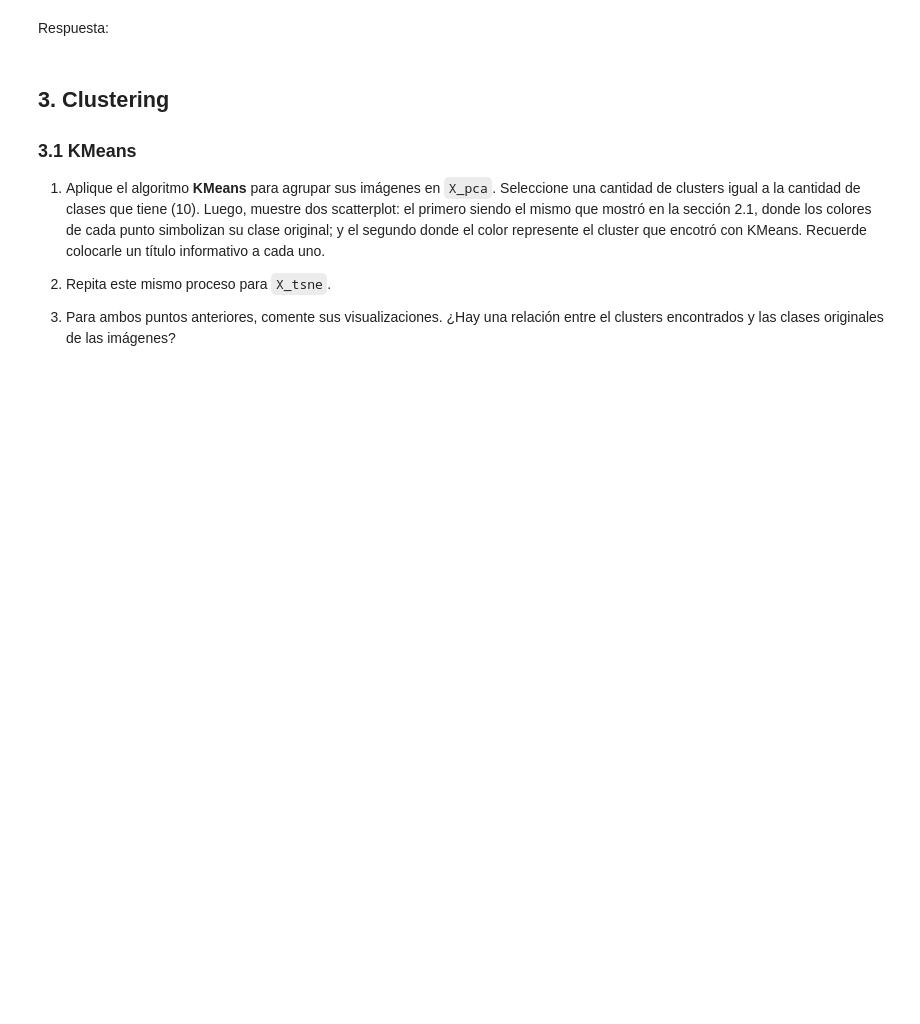
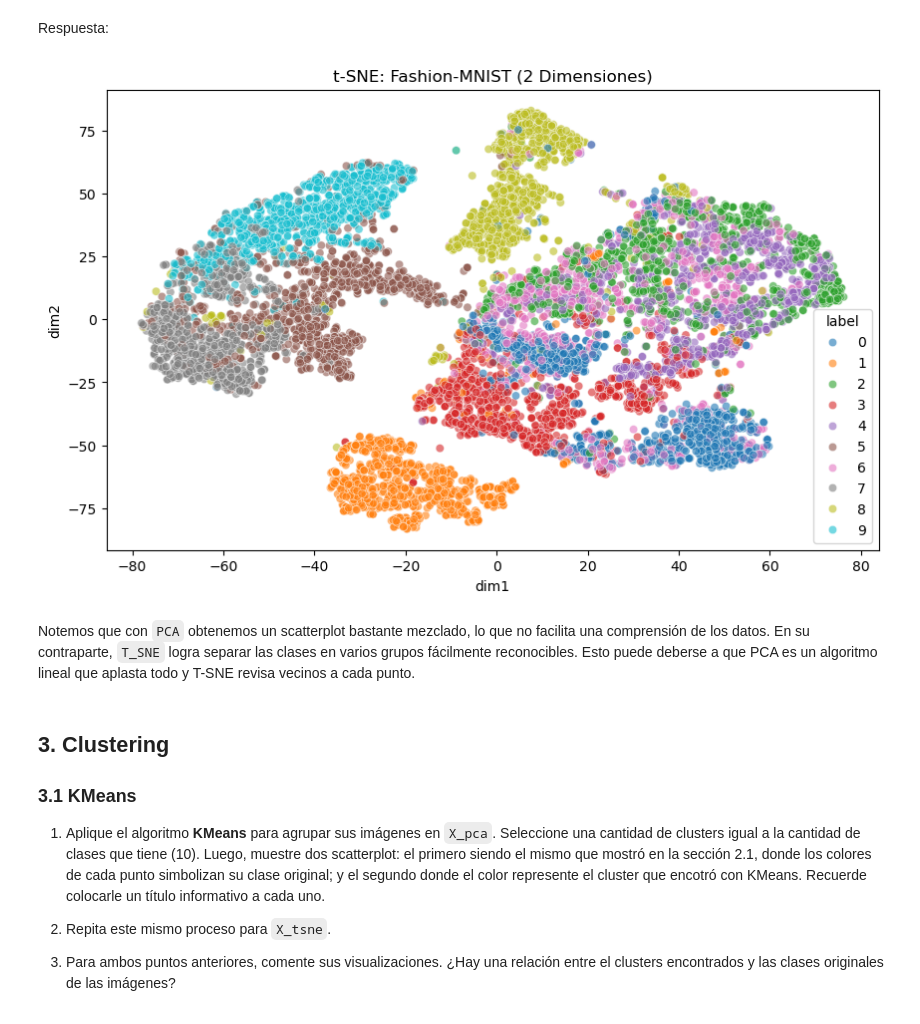
Before and after one commit to BenjaCidR/IMT2200-BENJAMIN-CID, a Jupyter notebook: Actividades/Actividad 12/data_2025/IMT2200 2025 - Actividad 12.ipynb, the cells around one changed output. Drawn from its saved outputs; the diff is of its cells as text; code cells hidden in the pictures; blank space fills up the shorter version.

```diff
--- a/Actividades/Actividad 12/data_2025/IMT2200 2025 - Actividad 12.ipynb
+++ b/Actividades/Actividad 12/data_2025/IMT2200 2025 - Actividad 12.ipynb
@@ -102,5 +154,21 @@ from sklearn.manifold import TSNE
 # %% [markdown]
 Respuesta:
+# %%
+#respuesta 2.2
+tsne = TSNE(n_components=2, random_state=42)
+X_tsne_array = tsne.fit_transform(X)
+
+X_tsne = pd.DataFrame(X_tsne_array, columns=['dim1', 'dim2'])
+
+# grafico
+plt.figure(figsize=(10, 6))
+sns.scatterplot(data=X_tsne, x='dim1', y='dim2', hue=y, palette='tab10', legend='full', alpha=0.6)
+plt.title('t-SNE: Fashion-MNIST (2 Dimensiones)')
+plt.show()
+# %% [output]
+[figure, added]
+# %% [markdown]
+Notemos que con `PCA` obtenemos un scatterplot bastante mezclado, lo que no facilita una comprensión de los datos. En su contraparte, `T_SNE` logra separar las clases en varios grupos fácilmente reconocibles. Esto puede deberse a que PCA es un algoritmo lineal que aplasta todo y T-SNE revisa vecinos a cada punto.
 # %% [markdown]
 ## 3. Clustering
 
```
Also changed, not shown: parts of 7 cells of this notebook.
